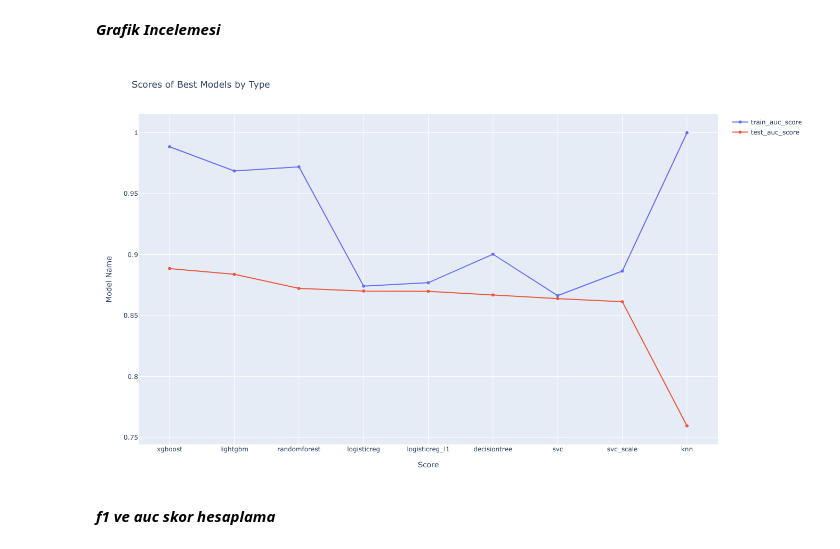
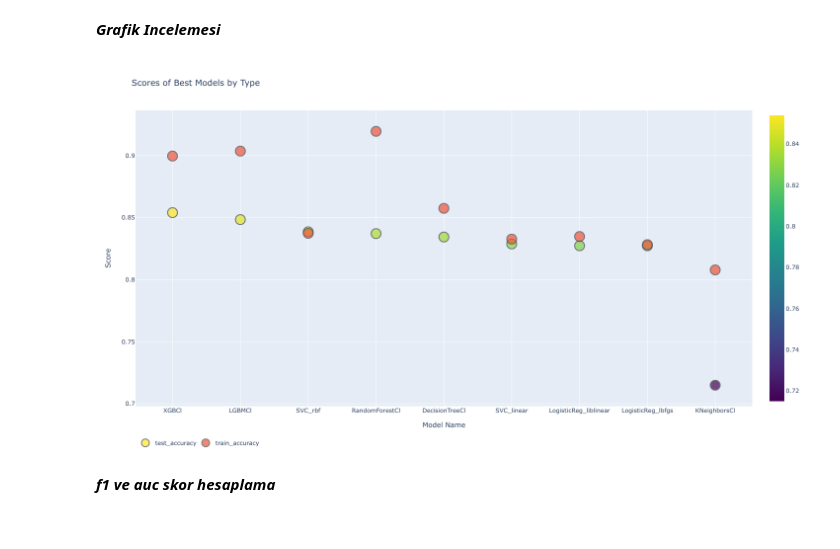
Before and after one commit to ahmetpergamum/datascience, a Jupyter notebook: 10_ml_classification_project/classification_project_titanic.ipynb, the cells around one changed output. Drawn from its saved outputs; the diff is of its cells as text; code cells hidden in the pictures.

Commit message:
model selection by accuracy and changed graphs

```diff
--- a/10_ml_classification_project/classification_project_titanic.ipynb
+++ b/10_ml_classification_project/classification_project_titanic.ipynb
@@ -457,8 +457,8 @@ param_grid = [{'classifier': [KNeighborsClassifier()], 'preprocessing': [None],
                'classifier__max_depth': np.arange(3,10)}
              ]
 # gridsearch nesnesi tanimla
-grid_survive = GridSearchCV(estimator=pipe, param_grid=param_grid, scoring=['roc_auc','f1'],
-                            cv=7, n_jobs=-1, return_train_score=True, refit='roc_auc')
+grid_survive = GridSearchCV(estimator=pipe, param_grid=param_grid, scoring=['roc_auc','f1','accuracy'],
+                            cv=7, n_jobs=-1, return_train_score=True, refit='accuracy')
 # modeli egit
 grid_survive.fit(X_train, y_train)
 
@@ -496,7 +496,7 @@ grid_survive_df.head(1)
 # %%
 # sirala
-grid_survive_df = grid_survive_df.sort_values(by='mean_test_roc_auc', ascending=False)
+grid_survive_df = grid_survive_df.sort_values(by='mean_test_accuracy', ascending=False)
 # ilk siradakileri goster
-grid_survive_df.loc[:,['param_classifier','mean_train_roc_auc',
+grid_survive_df.loc[:,['param_classifier','mean_train_accuracy', 'mean_test_accuracy', 'mean_train_roc_auc',
                        'mean_test_roc_auc','mean_train_f1','mean_test_f1']].head(5)
 # %% [output]
@@ -527,2 +557,5 @@ best_of_classifiers
+# %%
+# adlandirma olmali, grafik gosterimi icin
+best_of_classifiers['classifier'] = name_list
 # %%
 # her bir classifier in skor degerlerini incele
@@ -542,28 +575,27 @@ best_of_classifiers.loc[:,['param_classifier','mean_train_roc_auc',
-# %%
-# adlandirma olmali, grafik gosterimi icin
-best_of_classifiers['classifier'] = ['xgboost', 'lightgbm', 'randomforest',
-                                     'logisticreg', 'logisticreg_l1', 'decisiontree',
-                                     'svc', 'svc_scale', 'knn']
 # %% [markdown]
 ***Grafik Incelemesi***
 # %%
-#fig = px.line(best_of_classifiers, x="classifier", y="mean_test_roc_auc")
+#fig = px.scatter(best_of_classifiers, x="classifier", y="mean_test_accuracy", color="classifier",
+#                 size='mean_test_roc_auc', hover_data=['mean_test_accuracy','mean_test_roc_auc', 'mean_test_f1'])
 fig = go.Figure()
 fig.add_trace(go.Scatter(x=best_of_classifiers['classifier'],
-                         y=best_of_classifiers['mean_train_roc_auc'],
-                         name='train_auc_score',
-                         mode='lines+markers'))
+                         y=best_of_classifiers['mean_test_accuracy'],
+                         name='test_accuracy', marker=dict(color=best_of_classifiers['mean_test_accuracy'] ,
+                                                           colorscale='Viridis', showscale=True),
+                         mode='markers', opacity=0.7))
 fig.add_trace(go.Scatter(x=best_of_classifiers['classifier'],
-                         y=best_of_classifiers['mean_test_roc_auc'],
-                         name='test_auc_score',
-                         mode='lines+markers'))
-# Edit the layout
-fig.update_layout(title='Scores of Best Models by Type',
-                   xaxis_title='Score',
-                   yaxis_title='Model Name', width=1300, height=800)
+                         y=best_of_classifiers['mean_train_accuracy'],
+                         name='train_accuracy',
+                         mode='markers', opacity=0.7))
+# marker size belirle
+fig.update_traces(mode='markers', marker_size=20, marker_line_width=2)
+# layout degistir
+fig.update_layout(title='Scores of Best Models by Type', legend_orientation="h",
+                   xaxis_title='Model Name',
+                   yaxis_title='Score', width=1300, height=800, )
 fig.show()
 # %% [output]
-[figure, old version]
+[figure, new version]
 # %% [markdown]
 ***f1 ve auc skor hesaplama***
 # %%
```
Also changed, not shown: parts of 11 cells of this notebook.
